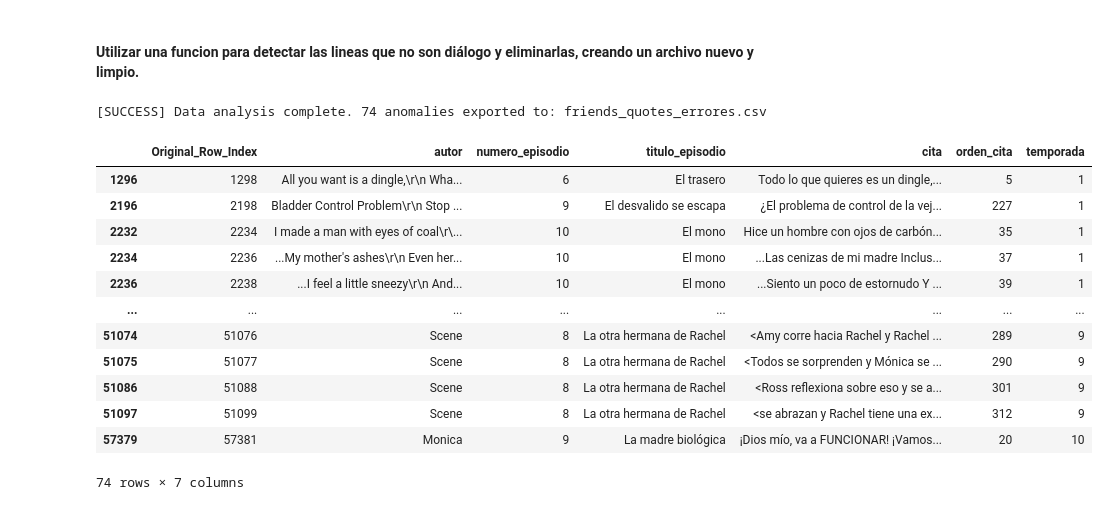
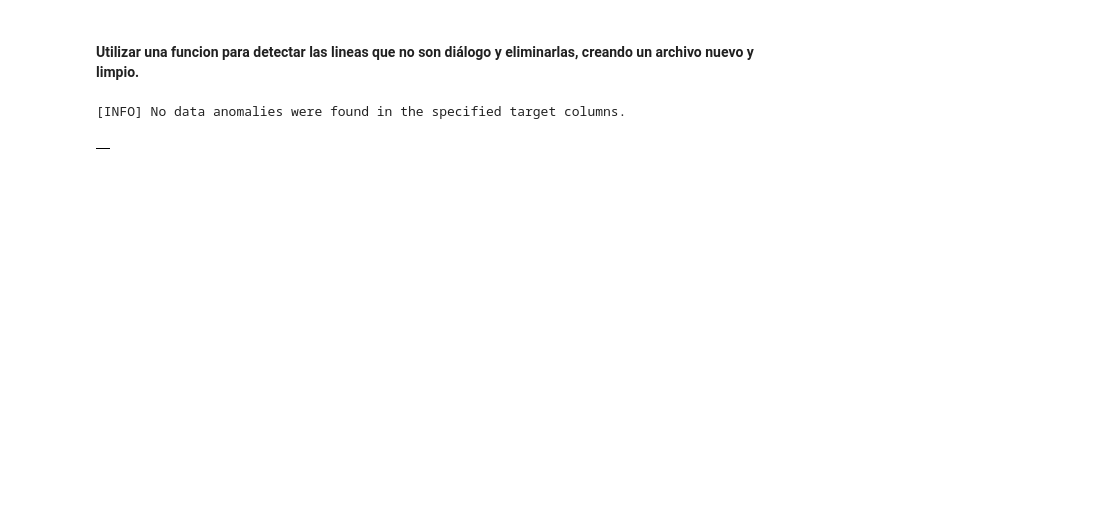
Before and after one commit to Dacil235/friends-analytics-workflow, a Jupyter notebook: notebooks/02_etl_friends.ipynb, the cells around one changed output. Drawn from its saved outputs; the diff is of its cells as text; code cells hidden in the pictures; blank space fills up the shorter version.

```diff
--- a/notebooks/02_etl_friends.ipynb
+++ b/notebooks/02_etl_friends.ipynb
@@ -228,22 +226,10 @@ df_quotes.sample(20)
 # %% [markdown]
 #### Utilizar una funcion para detectar las lineas que no son diálogo y eliminarlas, creando un archivo nuevo y limpio.
 # %%
-pr.export_data_anomalies("../data_translated/friends_quotes.csv", "friends_quotes_errores.csv", ["autor", "cita"] )
+pr.export_data_anomalies("../data_translated/friends_quotes.csv", "friends_quotes_errores.csv", ["personaje", "cita"] )
 # %% [output]
-[SUCCESS] Data analysis complete. 74 anomalies exported to: friends_quotes_errores.csv
+[INFO] No data anomalies were found in the specified target columns.
-|  | Original_Row_Index | autor | numero_episodio | titulo_episodio | cita | orden_cita | temporada |
-| 1296 | 1298 | All you want is a dingle,\r\n Wha... | 6 | El trasero | Todo lo que quieres es un dingle,... | 5 | 1 |
-| 2196 | 2198 | Bladder Control Problem\r\n Stop ... | 9 | El desvalido se escapa | ¿El problema de control de la vej... | 227 | 1 |
-| 2232 | 2234 | I made a man with eyes of coal\r\... | 10 | El mono | Hice un hombre con ojos de carbón... | 35 | 1 |
-| 2234 | 2236 | ...My mother's ashes\r\n Even her... | 10 | El mono | ...Las cenizas de mi madre Inclus... | 37 | 1 |
-| 2236 | 2238 | ...I feel a little sneezy\r\n And... | 10 | El mono | ...Siento un poco de estornudo Y ... | 39 | 1 |
-| ... | ... | ... | ... | ... | ... | ... | ... |
-| 51074 | 51076 | Scene | 8 | La otra hermana de Rachel | <Amy corre hacia Rachel y Rachel ... | 289 | 9 |
-| 51075 | 51077 | Scene | 8 | La otra hermana de Rachel | <Todos se sorprenden y Mónica se ... | 290 | 9 |
-| 51086 | 51088 | Scene | 8 | La otra hermana de Rachel | <Ross reflexiona sobre eso y se a... | 301 | 9 |
-| 51097 | 51099 | Scene | 8 | La otra hermana de Rachel | <se abrazan y Rachel tiene una ex... | 312 | 9 |
-| 57379 | 57381 | Monica | 9 | La madre biológica | ¡Dios mío, va a FUNCIONAR! ¡Vamos... | 20 | 10 |
+|  |
-74 rows × 7 columns
 # %%
 pr.sanitize_dataset_by_index("../data_translated/friends_quotes.csv", "friends_quotes_errores.csv", "friends_quotes_clean.csv", chunksize=50000)
 # %% [output]
```
Also changed, not shown: parts of 16 cells of this notebook, 15 other files.
